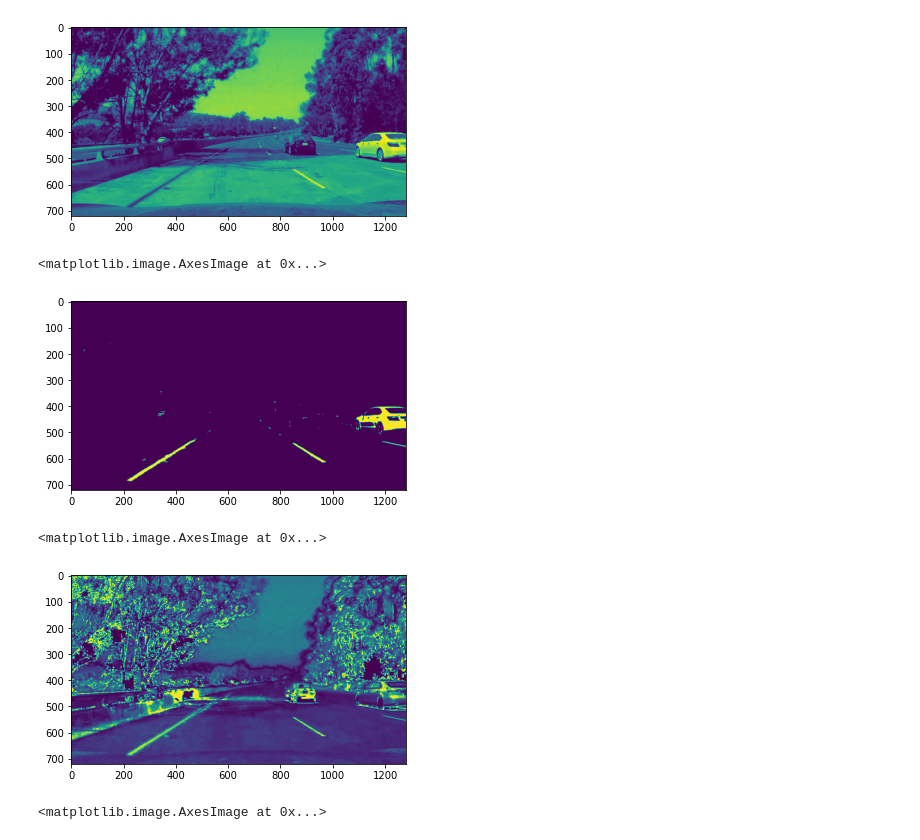
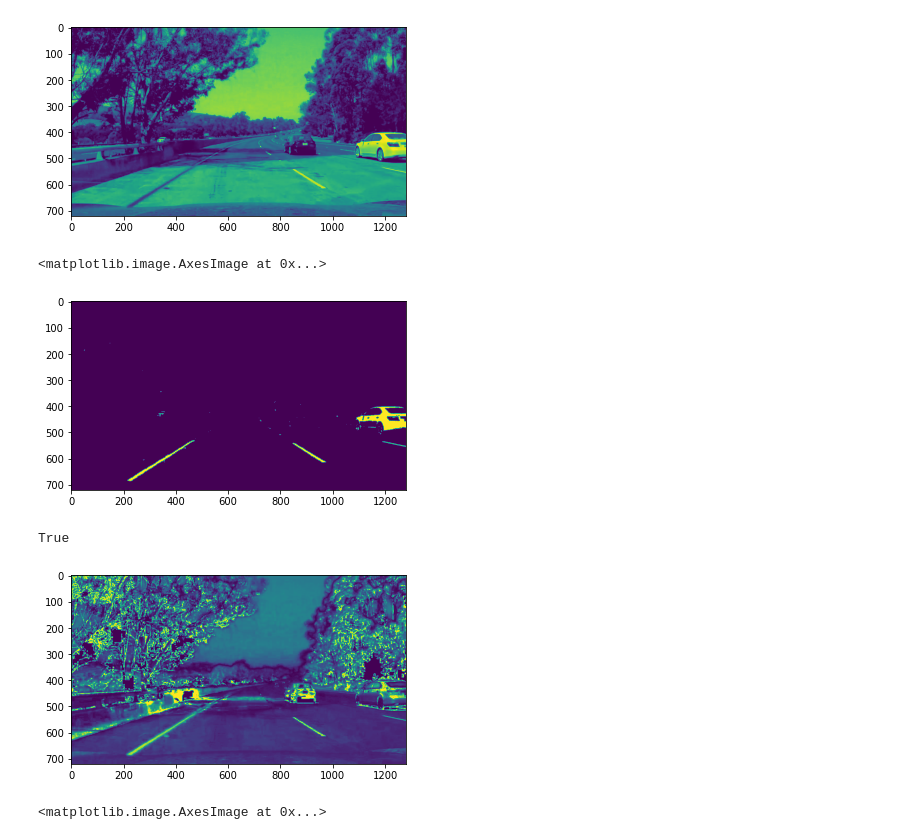
Before and after one commit to zhou-wenbin/Udacity-Advanced-Lane-detection, a Jupyter notebook: Image processing process.ipynb, the cells around one changed output. Cells and saved outputs as stored; diff of their text form; code cells hidden in the pictures.

```diff
--- a/Image processing process.ipynb
+++ b/Image processing process.ipynb
@@ -42,4 +61,6 @@ plt.imshow(binary,cmap='Greys_r')
 # %%
+img = mpimg.imread('test_images/test5.jpg')
+
 R = img[:,:,0]
 G = img[:,:,1]
 B = img[:,:,2]
@@ -59,22 +80,29 @@ plt.imshow(B)
 <matplotlib.image.AxesImage at 0x...>
 [figure]
 # %%
-thresh = (210, 255)
+img = mpimg.imread('test_images/test5.jpg')
+thresh = (220, 255)
 binary = np.zeros_like(R)
 binary[(R > thresh[0]) & (R <= thresh[1])] = 1
 plt.imshow(binary)
 # %% [output]
 <matplotlib.image.AxesImage at 0x...>
-[figure, old version]
+[figure, new version]
 # %%
+img = mpimg.imread('test_images/test5.jpg')
 hls = cv2.cvtColor(img, cv2.COLOR_RGB2HLS)
 H = hls[:,:,0]
 L = hls[:,:,1]
 S = hls[:,:,2]
 plt.imshow(S)
+cv2.imwrite('./output_images/S_channel_of_test5.jpg',S)
+cv2.imwrite('./output_images/L_channel_of_test5.jpg',L)
+cv2.imwrite('./output_images/H_channel_of_test5.jpg',H)
+
+
 #S channel will be chosen since it highlights the yellow line the most
 # %% [output]
-<matplotlib.image.AxesImage at 0x...>
+True
 [figure]
 # %%
 plt.imshow(L)
```
Also changed, not shown: parts of 5 cells of this notebook, 17 other files.
